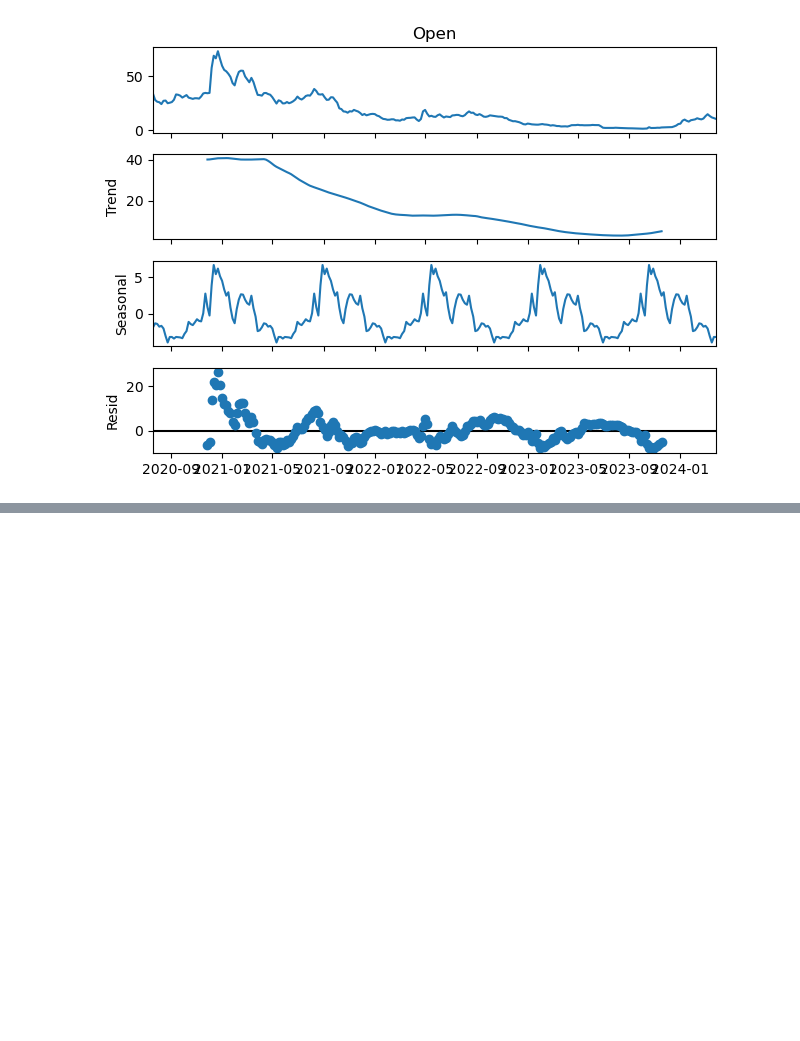
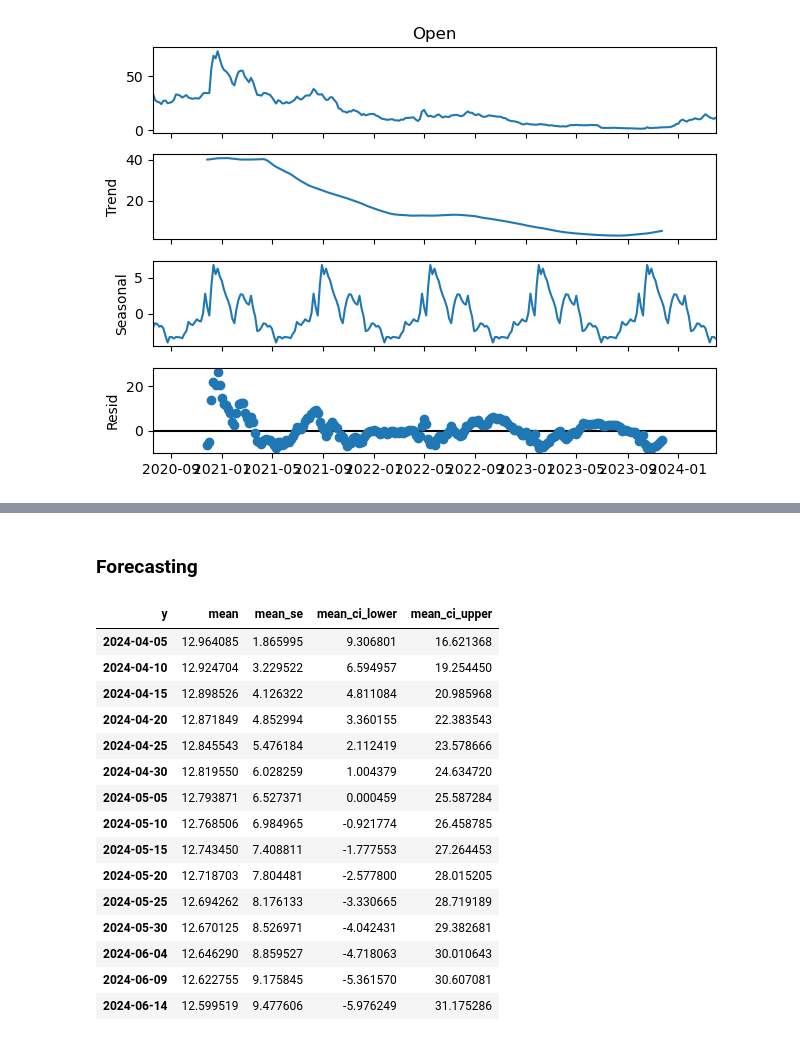
Before and after one commit to notfakearcher/yanjun, a Jupyter notebook: time-series/01_practice/practice4.ipynb, the cells around one changed output, grey strips where cells are left out. Drawn from its saved outputs; the diff is of its cells as text; code cells hidden in the pictures; blank space fills up the shorter version.

```diff
--- a/time-series/01_practice/practice4.ipynb
+++ b/time-series/01_practice/practice4.ipynb
@@ -106,0 +153,23 @@ plt.show()
+# %% [markdown]
+### Forecasting
+# %%
+steps = 15
+forecast_df = res.get_forecast(steps = steps).summary_frame()
+forecast_df
+# %% [output]
+| y | mean | mean_se | mean_ci_lower | mean_ci_upper |
+| 2024-04-05 | 12.964085 | 1.865995 | 9.306801 | 16.621368 |
+| 2024-04-10 | 12.924704 | 3.229522 | 6.594957 | 19.254450 |
+| 2024-04-15 | 12.898526 | 4.126322 | 4.811084 | 20.985968 |
+| 2024-04-20 | 12.871849 | 4.852994 | 3.360155 | 22.383543 |
+| 2024-04-25 | 12.845543 | 5.476184 | 2.112419 | 23.578666 |
+| 2024-04-30 | 12.819550 | 6.028259 | 1.004379 | 24.634720 |
+| 2024-05-05 | 12.793871 | 6.527371 | 0.000459 | 25.587284 |
+| 2024-05-10 | 12.768506 | 6.984965 | -0.921774 | 26.458785 |
+| 2024-05-15 | 12.743450 | 7.408811 | -1.777553 | 27.264453 |
+| 2024-05-20 | 12.718703 | 7.804481 | -2.577800 | 28.015205 |
+| 2024-05-25 | 12.694262 | 8.176133 | -3.330665 | 28.719189 |
+| 2024-05-30 | 12.670125 | 8.526971 | -4.042431 | 29.382681 |
+| 2024-06-04 | 12.646290 | 8.859527 | -4.718063 | 30.010643 |
+| 2024-06-09 | 12.622755 | 9.175845 | -5.361570 | 30.607081 |
+| 2024-06-14 | 12.599519 | 9.477606 | -5.976249 | 31.175286 |
```
Also changed, not shown: parts of 8 cells of this notebook.
